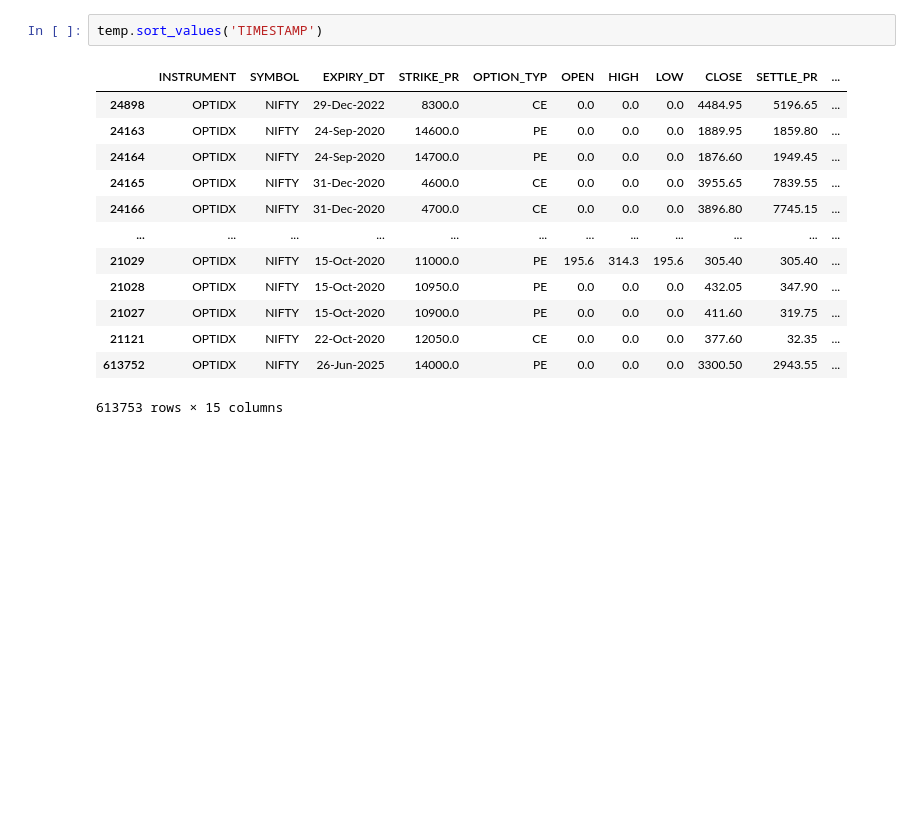
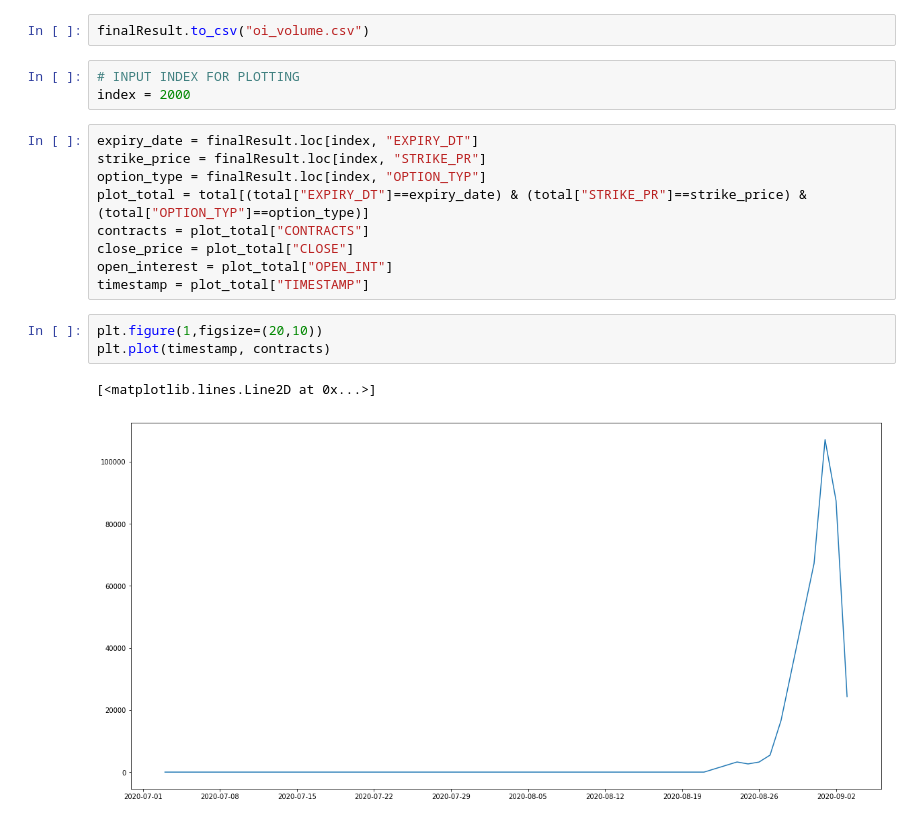
Before and after one commit to tathagat2000/Raghunath-Sir, a Jupyter notebook: Raghunath Sir Project Open Interest - Volume Using SqLite.ipynb, the cells around one changed output. Saved outputs shown, nothing was run; the diff lists cells and outputs as text; blank space fills up the shorter version.

Commit message:
Volume - OI changes made acc to req

```diff
--- a/Raghunath Sir Project Open Interest - Volume Using SqLite.ipynb
+++ b/Raghunath Sir Project Open Interest - Volume Using SqLite.ipynb
@@ -61,16 +101,20 @@ Time:  11.325016899999923
-# %%
-temp.sort_values('TIMESTAMP')
-# %% [output]
-|  | INSTRUMENT | SYMBOL | EXPIRY_DT | STRIKE_PR | OPTION_TYP | OPEN | HIGH | LOW | CLOSE | SETTLE_PR | ... |
-| 24898 | OPTIDX | NIFTY | 29-Dec-2022 | 8300.0 | CE | 0.0 | 0.0 | 0.0 | 4484.95 | 5196.65 | ... |
-| 24163 | OPTIDX | NIFTY | 24-Sep-2020 | 14600.0 | PE | 0.0 | 0.0 | 0.0 | 1889.95 | 1859.80 | ... |
-| 24164 | OPTIDX | NIFTY | 24-Sep-2020 | 14700.0 | PE | 0.0 | 0.0 | 0.0 | 1876.60 | 1949.45 | ... |
-| 24165 | OPTIDX | NIFTY | 31-Dec-2020 | 4600.0 | CE | 0.0 | 0.0 | 0.0 | 3955.65 | 7839.55 | ... |
-| 24166 | OPTIDX | NIFTY | 31-Dec-2020 | 4700.0 | CE | 0.0 | 0.0 | 0.0 | 3896.80 | 7745.15 | ... |
-| ... | ... | ... | ... | ... | ... | ... | ... | ... | ... | ... | ... |
-| 21029 | OPTIDX | NIFTY | 15-Oct-2020 | 11000.0 | PE | 195.6 | 314.3 | 195.6 | 305.40 | 305.40 | ... |
-| 21028 | OPTIDX | NIFTY | 15-Oct-2020 | 10950.0 | PE | 0.0 | 0.0 | 0.0 | 432.05 | 347.90 | ... |
-| 21027 | OPTIDX | NIFTY | 15-Oct-2020 | 10900.0 | PE | 0.0 | 0.0 | 0.0 | 411.60 | 319.75 | ... |
-| 21121 | OPTIDX | NIFTY | 22-Oct-2020 | 12050.0 | CE | 0.0 | 0.0 | 0.0 | 377.60 | 32.35 | ... |
-| 613752 | OPTIDX | NIFTY | 26-Jun-2025 | 14000.0 | PE | 0.0 | 0.0 | 0.0 | 3300.50 | 2943.55 | ... |
-613753 rows × 15 columns
+# %%
+finalResult.to_csv("oi_volume.csv")
+# %%
+# INPUT INDEX FOR PLOTTING
+index = 2000
+# %%
+expiry_date = finalResult.loc[index, "EXPIRY_DT"]
+strike_price = finalResult.loc[index, "STRIKE_PR"]
+option_type = finalResult.loc[index, "OPTION_TYP"]
+plot_total = total[(total["EXPIRY_DT"]==expiry_date) & (total["STRIKE_PR"]==strike_price) & (total["OPTION_TYP"]==option_type)]
+contracts = plot_total["CONTRACTS"]
+close_price = plot_total["CLOSE"]
+open_interest = plot_total["OPEN_INT"]
+timestamp = plot_total["TIMESTAMP"]
+# %%
+plt.figure(1,figsize=(20,10))
+plt.plot(timestamp, contracts)
+# %% [output]
+[<matplotlib.lines.Line2D at 0x...>]
+[figure, added]
```
Also changed, not shown: parts of 14 cells of this notebook.
